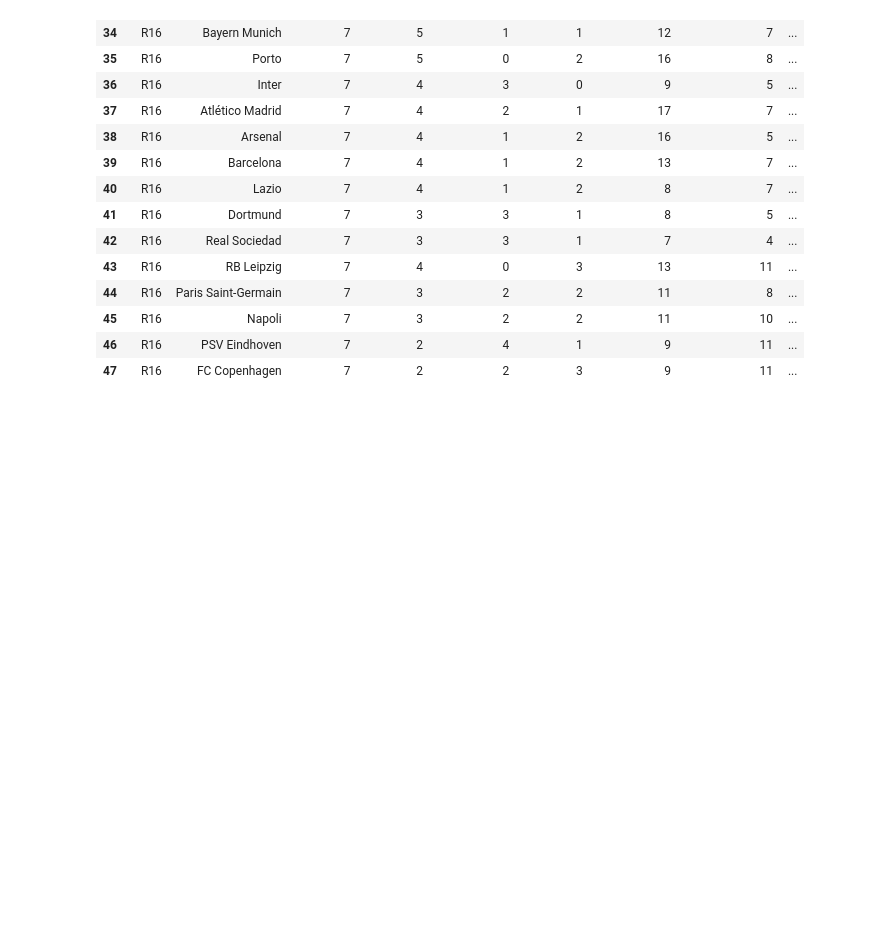
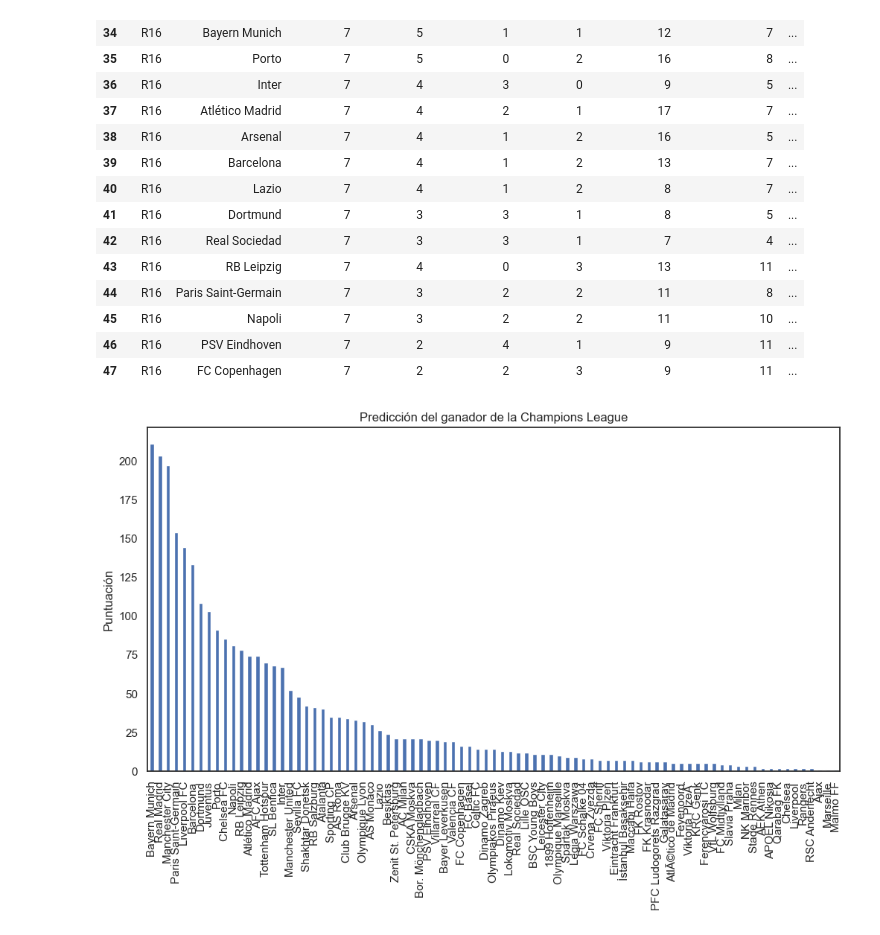
Before and after one commit to ESTHERRODRIGUEZGARCIA/UEFA_Champions_League, a Jupyter notebook: analisis.ipynb, the cells around one changed output. Drawn from its saved outputs; the diff is of its cells as text; code cells hidden in the pictures; blank space fills up the shorter version.

```diff
--- a/analisis.ipynb
+++ b/analisis.ipynb
@@ -403,3 +403,28 @@ df_8
 | 45 | R16 | Napoli | 7 | 3 | 2 | 2 | 11 | 10 | ... |
 | 46 | R16 | PSV Eindhoven | 7 | 2 | 4 | 1 | 9 | 11 | ... |
 | 47 | R16 | FC Copenhagen | 7 | 2 | 2 | 3 | 9 | 11 | ... |
+# %%
+campeones = df_general['campeon'].value_counts()
+goles = df_temporadas.groupby('HOME_TEAM')['HOME_TEAM_SCORE'].sum() + df_temporadas.groupby('AWAY_TEAM')['AWAY_TEAM_SCORE'].sum()
+puntos = df_8.set_index('equipo')['puntos']
+# %%
+datos = pd.DataFrame({
+    'campeonatos': campeones,
+    'goles': goles,
+    'puntos': puntos
+})
+
+datos = datos.fillna(0)
+
+datos['puntuacion'] = datos['campeonatos'] + datos['goles'] + datos['puntos']
+
+# Ordena los equipos por su puntuación
+datos = datos.sort_values('puntuacion', ascending=False)
+
+# Muestra un gráfico de barras con las puntuaciones de los equipos
+datos['puntuacion'].plot(kind='bar', figsize=(12, 6))
+plt.ylabel('Puntuación')
+plt.title('Predicción del ganador de la Champions League')
+plt.show()
+# %% [output]
+[figure, added]
```
Also changed, not shown: parts of 4 cells of this notebook, 1 other file.
